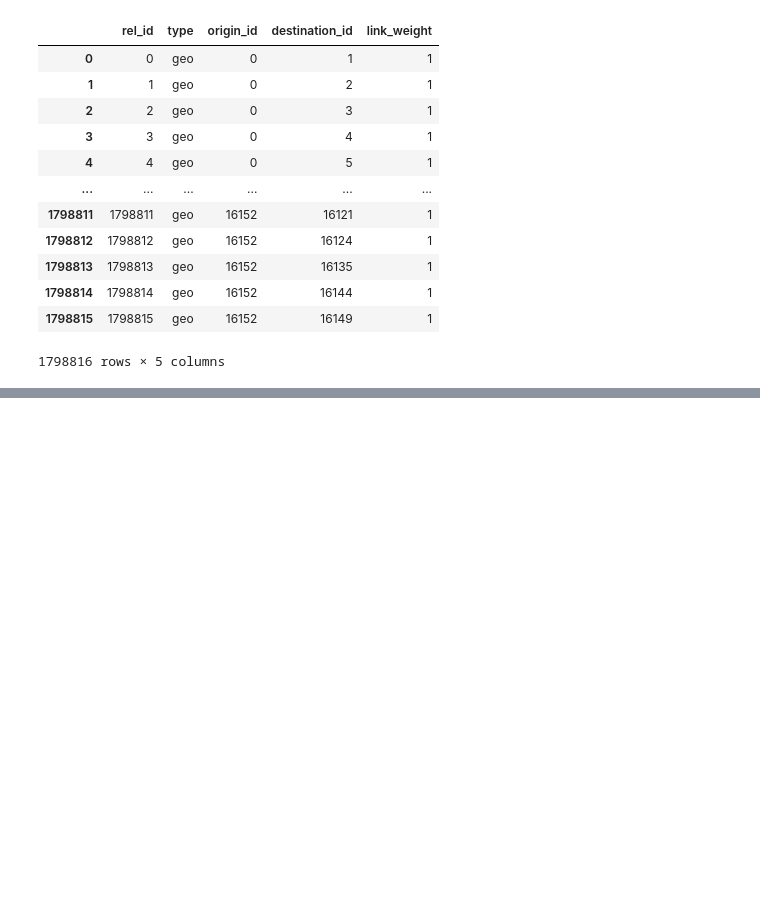
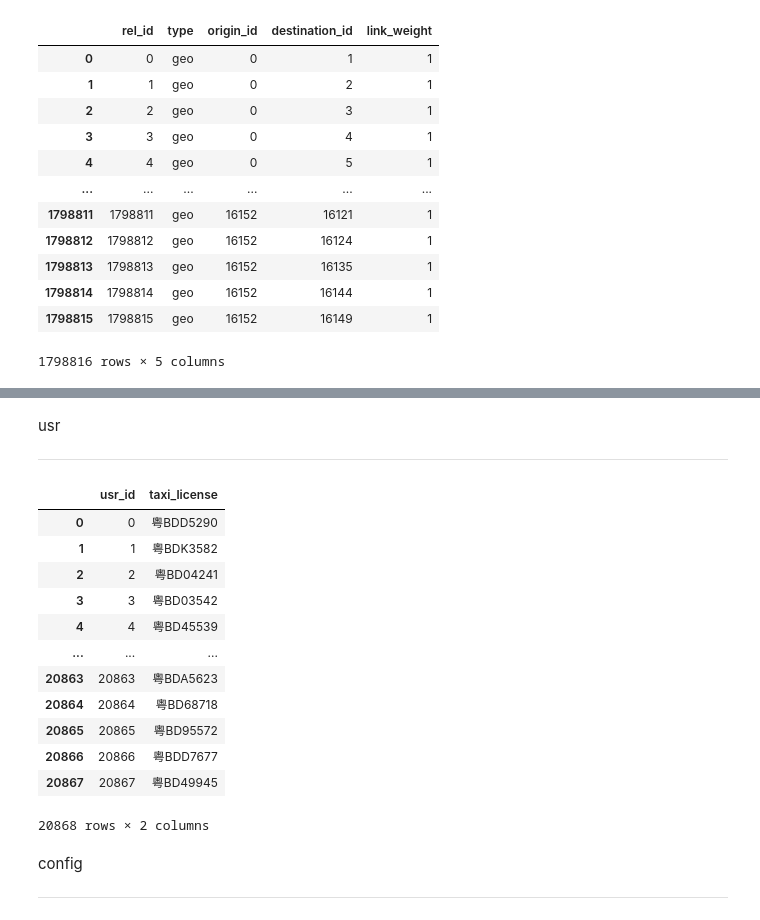
Before and after one commit to XDZhelheim/TrafficFlowModel, a Jupyter notebook: data_process/convert_atom.ipynb, the cells around one changed output, grey strips where cells are left out. Cells and saved outputs as stored; diff of their text form; code cells hidden in the pictures; blank space fills up the shorter version.

```diff
--- a/data_process/convert_atom.ipynb
+++ b/data_process/convert_atom.ipynb
@@ -160,0 +235,23 @@ rel_df
+# %% [markdown]
+usr
+
+---
+# %%
+usr_df=pd.DataFrame()
+usr_df["usr_id"]=taxi_dict.values()
+usr_df["taxi_license"]=taxi_dict.keys()
+usr_df
+# %% [output]
+|  | usr_id | taxi_license |
+| 0 | 0 | 粤BDD5290 |
+| 1 | 1 | 粤BDK3582 |
+| 2 | 2 | 粤BD04241 |
+| 3 | 3 | 粤BD03542 |
+| 4 | 4 | 粤BD45539 |
+| ... | ... | ... |
+| 20863 | 20863 | 粤BDA5623 |
+| 20864 | 20864 | 粤BD68718 |
+| 20865 | 20865 | 粤BD95572 |
+| 20866 | 20866 | 粤BDD7677 |
+| 20867 | 20867 | 粤BD49945 |
+20868 rows × 2 columns
@@ -160,0 +260,4 @@ rel_df
+# %% [markdown]
+config
+
+---
```
Also changed, not shown: parts of 9 cells of this notebook.
